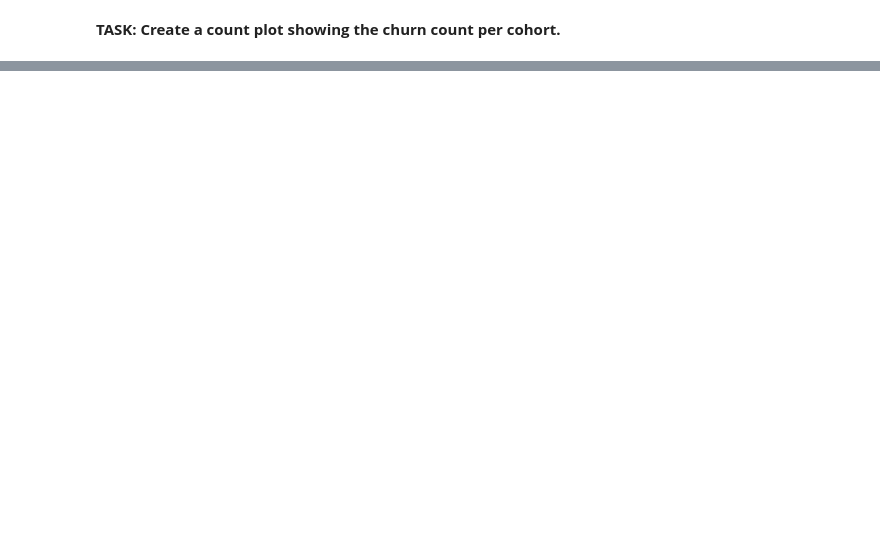
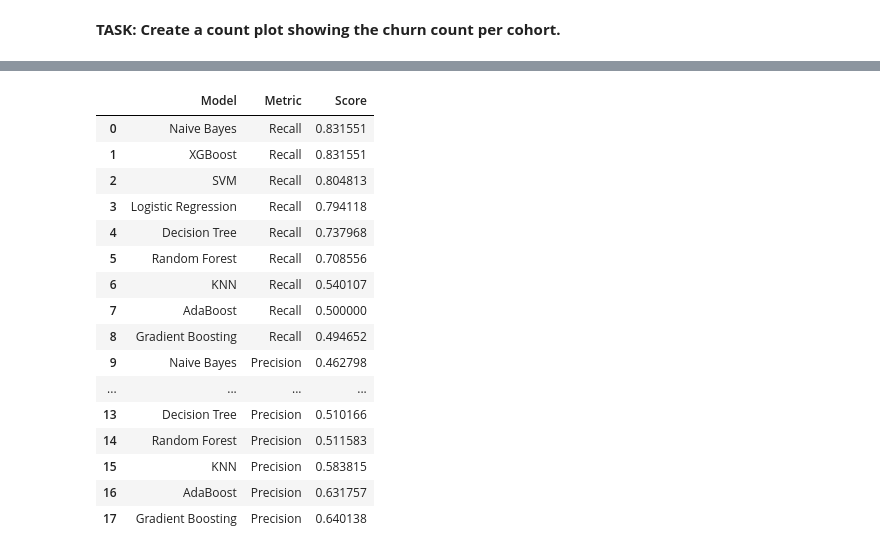
Before and after one commit to Vishal201TA/aiml_bootcamp, a Jupyter notebook: ML BootCamp/Day-7/Customer_Churn_Project.ipynb, the cells around one changed output, grey strips where cells are left out. Cells and saved outputs as stored; diff of their text form; code cells hidden in the pictures; blank space fills up the shorter version.

```diff
--- a/ML BootCamp/Day-7/Customer_Churn_Project.ipynb
+++ b/ML BootCamp/Day-7/Customer_Churn_Project.ipynb
@@ -380,0 +528,19 @@ for model_name, mp in model_params.items():
+# %%
+scores = []
+
+for model_name, mp in model_params.items():
+    print(f"  > Tuning {model_name}...")
+
+    pipe = Pipeline(steps=[('preprocessor', preprocessor), ('classifier', mp['model'])])
+
+    clf = GridSearchCV(pipe, mp['params'], cv=5, scoring='recall', n_jobs=-1)
+    clf.fit(X_train, y_train)
+
+    y_pred = clf.predict(X_test)
+    scores.append({
+        'Model': model_name,
+        'Recall': recall_score(y_test, y_pred),
+        'Precision': precision_score(y_test, y_pred),
+        'F1-Score': 0.0 if (recall_score(y_test, y_pred)+precision_score(y_test, y_pred))==0 else (2 * recall_score(y_test, y_pred) * precision_score(y_test, y_pred)) / (recall_score(y_test, y_pred) + precision_score(y_test, y_pred)),
+        'Best Params': str(clf.best_params_)
+    })
@@ -394,0 +587,20 @@ plt.show()
+# %%
+final_df.melt(id_vars='Model', value_vars=['Recall', 'Precision'], var_name='Metric', value_name='Score')
+# %% [output]
+|  | Model | Metric | Score |
+| 0 | Naive Bayes | Recall | 0.831551 |
+| 1 | XGBoost | Recall | 0.831551 |
+| 2 | SVM | Recall | 0.804813 |
+| 3 | Logistic Regression | Recall | 0.794118 |
+| 4 | Decision Tree | Recall | 0.737968 |
+| 5 | Random Forest | Recall | 0.708556 |
+| 6 | KNN | Recall | 0.540107 |
+| 7 | AdaBoost | Recall | 0.500000 |
+| 8 | Gradient Boosting | Recall | 0.494652 |
+| 9 | Naive Bayes | Precision | 0.462798 |
+| ... | ... | ... | ... |
+| 13 | Decision Tree | Precision | 0.510166 |
+| 14 | Random Forest | Precision | 0.511583 |
+| 15 | KNN | Precision | 0.583815 |
+| 16 | AdaBoost | Precision | 0.631757 |
+| 17 | Gradient Boosting | Precision | 0.640138 |
```
Also changed, not shown: parts of 31 cells of this notebook, 2 other files.
